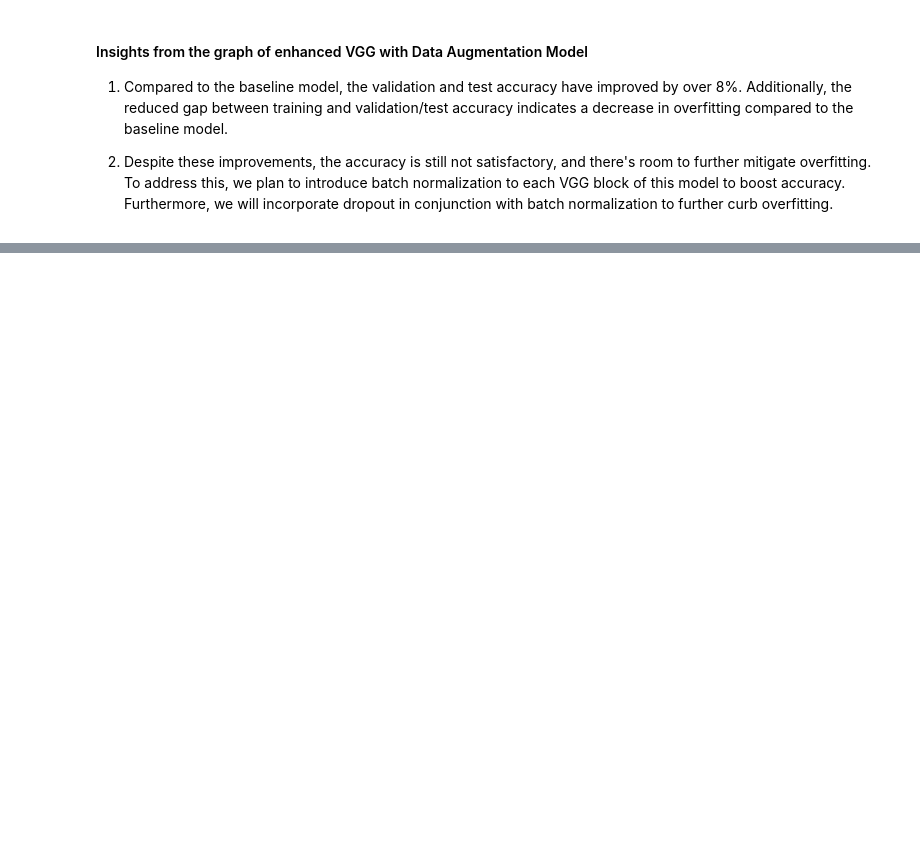
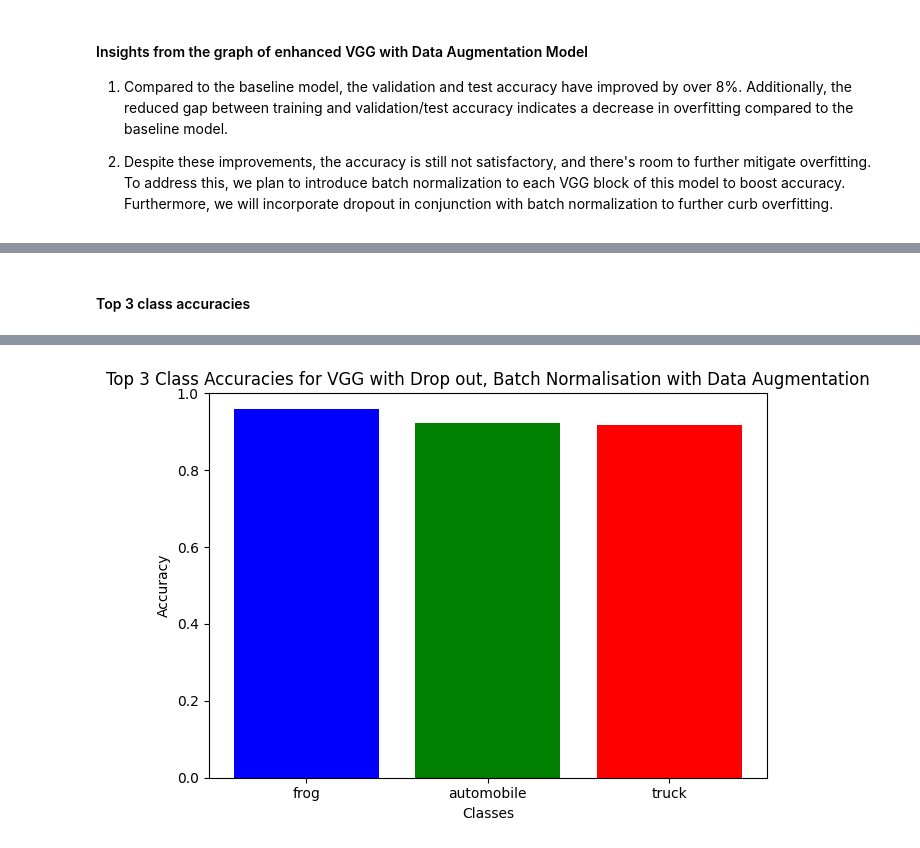
Before and after one commit to Harish-Thota1/Deep_Learning_Assignment, a Jupyter notebook: CNN_Assignment2_Updated.ipynb, the cells around one changed output, grey strips where cells are left out. Cells and saved outputs as stored; diff of their text form; code cells hidden in the pictures; blank space fills up the shorter version.

```diff
--- a/CNN_Assignment2_Updated.ipynb
+++ b/CNN_Assignment2_Updated.ipynb
@@ -704,0 +647,5 @@ plot_accuracies_comparison(architectures, train_accuracies, val_accuracies, test
+# %% [markdown]
+#### Top 3 class accuracies
+# %%
+plot_top3_accuracies(vgg_dropout_batch_normalization_model, "VGG with Drop out, Batch Normalisation with Data Augmentation")
+# %% [output]
@@ -704,0 +654 @@ plot_accuracies_comparison(architectures, train_accuracies, val_accuracies, test
+[figure, added]
```
Also changed, not shown: parts of 36 cells of this notebook.
